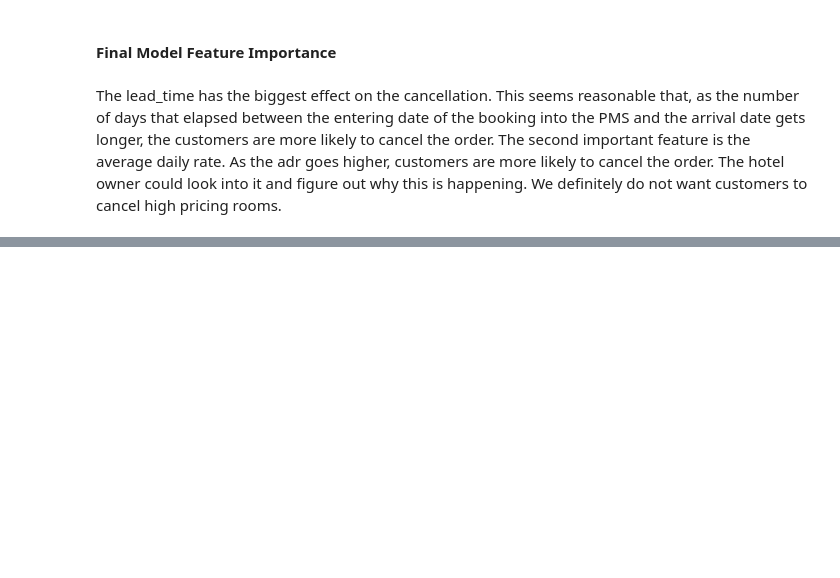
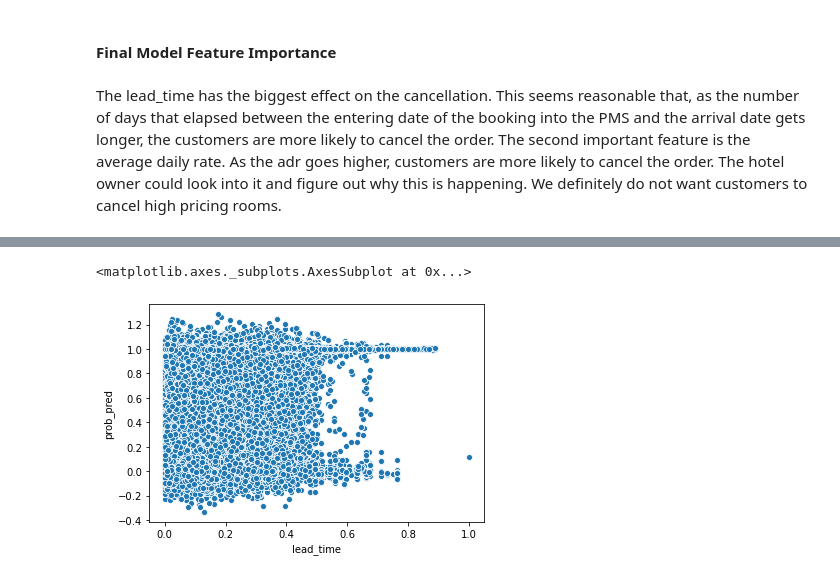
Before and after one commit to jkujuum/Hotel_Cancellation, a Jupyter notebook: Modeling/Model Selection.ipynb, the cells around one changed output, grey strips where cells are left out. Saved outputs shown, nothing was run; the diff lists cells and outputs as text; code cells hidden in the pictures; blank space fills up the shorter version.

```diff
--- a/Modeling/Model Selection.ipynb
+++ b/Modeling/Model Selection.ipynb
@@ -290,0 +310,6 @@ plt.savefig('D:/Jupyter_Notebook/Hotel_Cancellation/figs/feature_importance.png'
+# %%
+nonfamily_lead = predicted[predicted['family']==0][['lead_time','prob_pred']]
+sns.scatterplot(x='lead_time',y='prob_pred',data=nonfamily_lead)
+# %% [output]
+<matplotlib.axes._subplots.AxesSubplot at 0x...>
+[figure, added]
```
Also changed, not shown: parts of 11 cells of this notebook.
